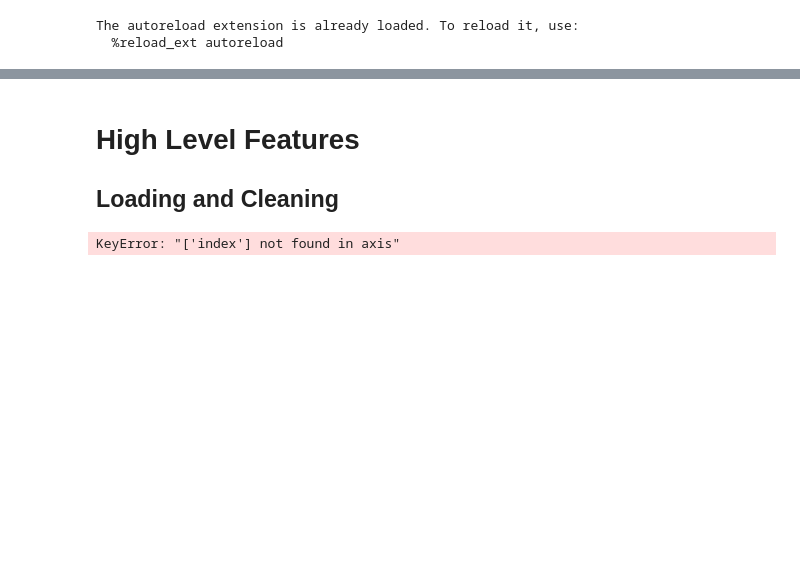
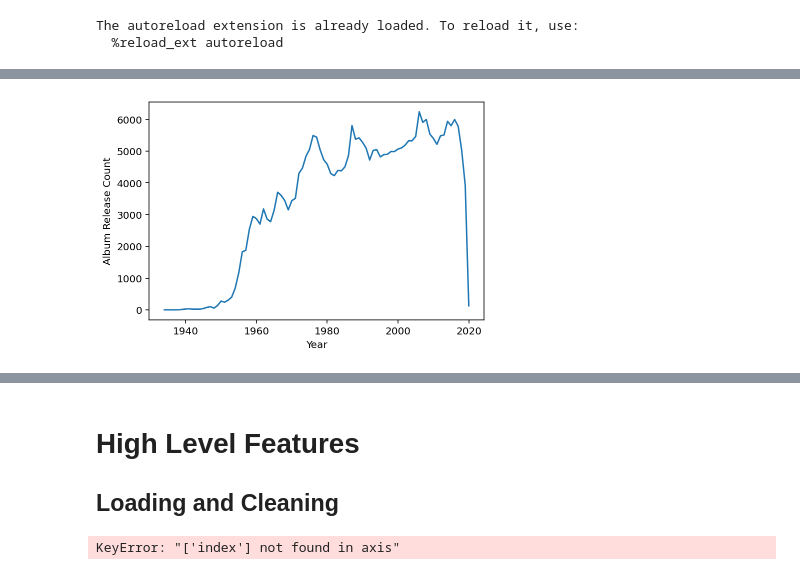
Before and after one commit to helmigsimon/EPFL-Capstone-Project, a Jupyter notebook: 02-Visualization&Cleaning.ipynb, the cells around one changed output, grey strips where cells are left out. Saved outputs shown, nothing was run; the diff lists cells and outputs as text; code cells hidden in the pictures; blank space fills up the shorter version.

Commit message:
Added some initial visualizations, started on the chloropleth map

```diff
--- a/02-Visualization&Cleaning.ipynb
+++ b/02-Visualization&Cleaning.ipynb
@@ -36,0 +75,7 @@ style_columns = get_col_set('style_')
+# %%
+plt.plot(concat_df.groupby(by='year')['market_value'].count())
+plt.xlabel('Year')
+plt.ylabel('Album Release Count')
+plt.show()
+# %% [output]
+[figure, added]
```
Also changed, not shown: parts of 22 cells of this notebook, 8 other files.
